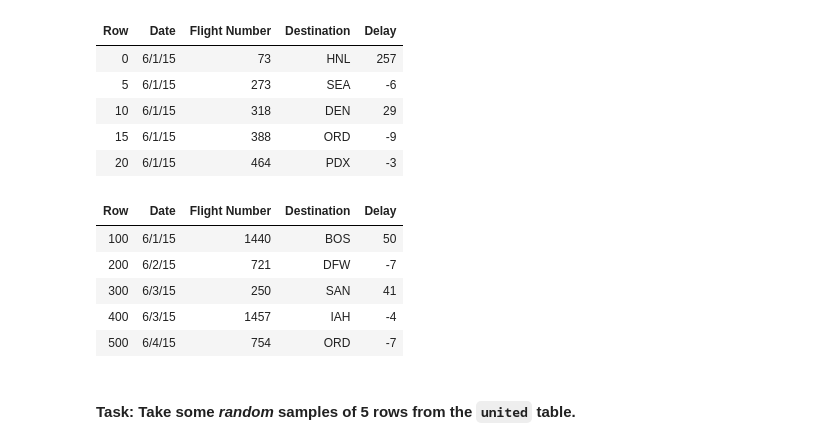
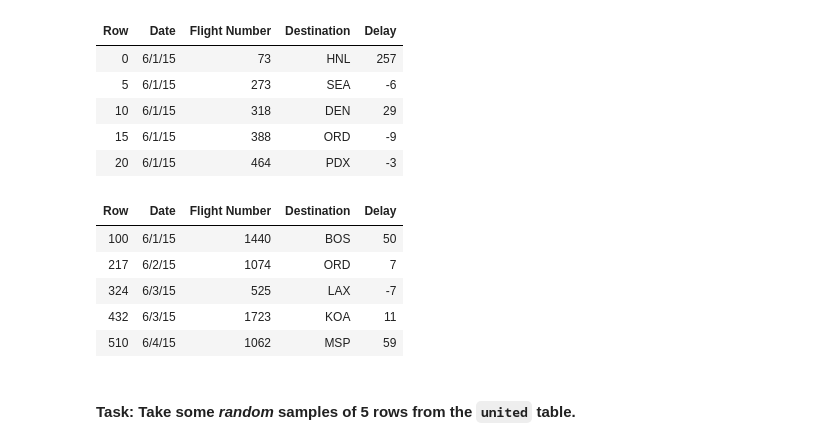
Before and after one commit to data-8/materials-fa24, a Jupyter notebook: lec/lec14/lec14.ipynb, the cells around one changed output. Saved outputs shown, nothing was run; the diff lists cells and outputs as text; code cells hidden in the pictures.

```diff
--- a/lec/lec14/lec14.ipynb
+++ b/lec/lec14/lec14.ipynb
@@ -59,14 +66,14 @@ united.take(np.arange(start = 0, stop = 25, step = 5))
 | 15 | 6/1/15 | 388 | ORD | -9 |
 | 20 | 6/1/15 | 464 | PDX | -3 |
 # %%
-united.take(make_array(100,200,300,400,500))
+united.take(make_array(100,217,324,432,510))
 # %% [output]
 | Row | Date | Flight Number | Destination | Delay |
 | 100 | 6/1/15 | 1440 | BOS | 50 |
-| 200 | 6/2/15 | 721 | DFW | -7 |
-| 300 | 6/3/15 | 250 | SAN | 41 |
-| 400 | 6/3/15 | 1457 | IAH | -4 |
-| 500 | 6/4/15 | 754 | ORD | -7 |
+| 217 | 6/2/15 | 1074 | ORD | 7 |
+| 324 | 6/3/15 | 525 | LAX | -7 |
+| 432 | 6/3/15 | 1723 | KOA | 11 |
+| 510 | 6/4/15 | 1062 | MSP | 59 |
 # %% [markdown]
 #### **Task**: Take some *random* samples of 5 rows from the `united` table.
 # %%
```
Also changed, not shown: parts of 16 cells of this notebook.
